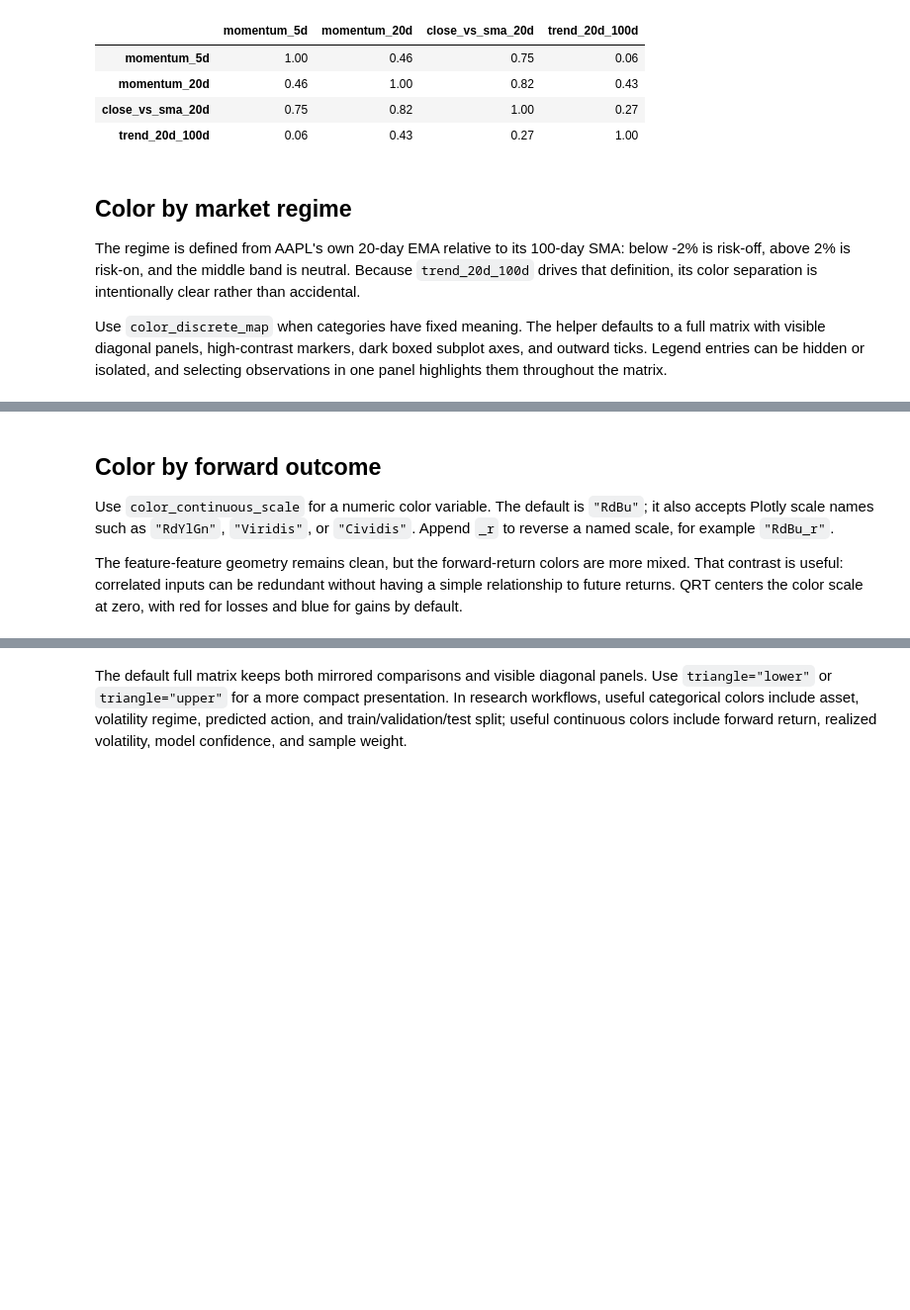
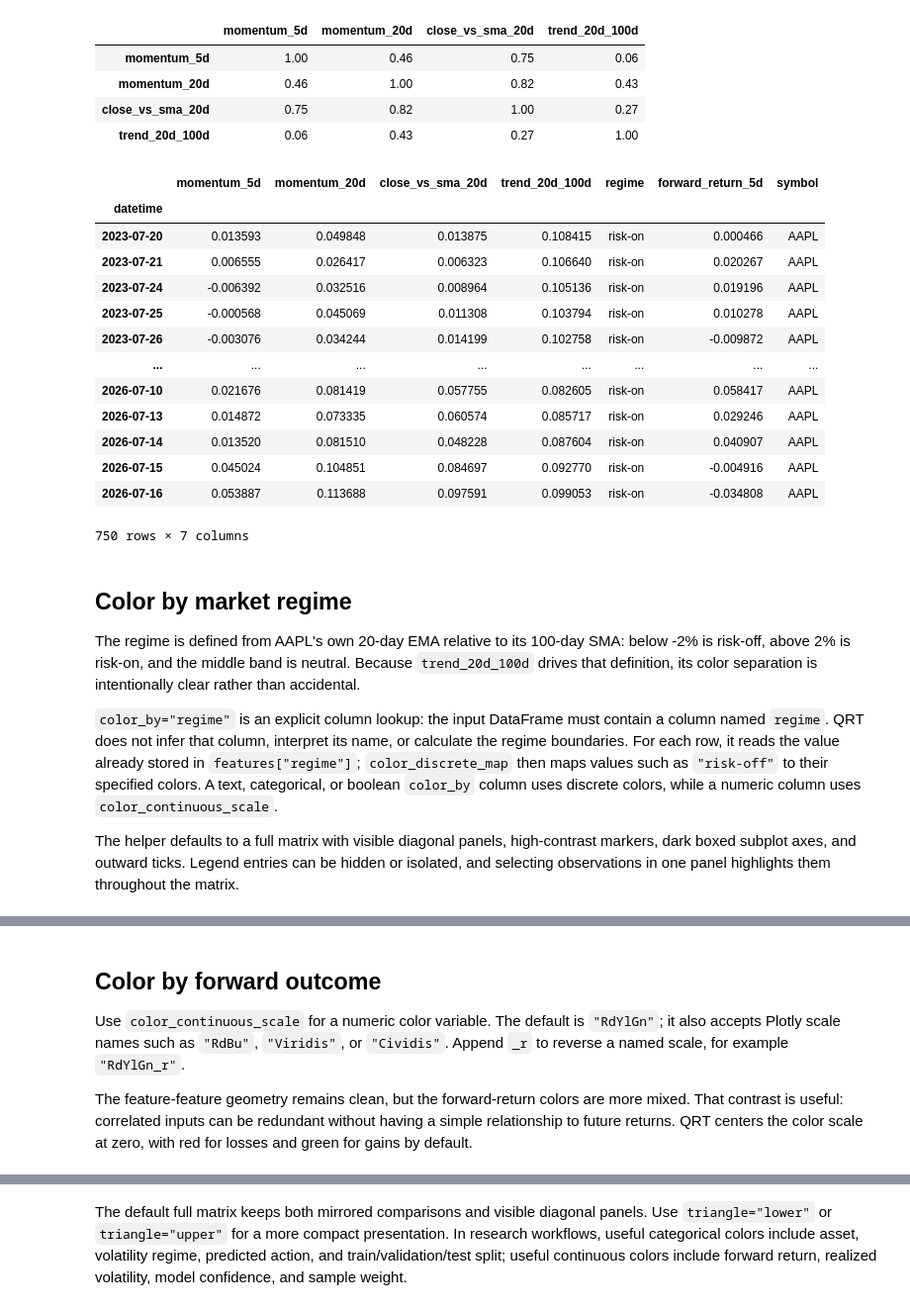
Before and after one commit to quantbert/qrt, a Jupyter notebook: docs/plot/correlation.ipynb, the cells around one changed output, grey strips where cells are left out. Shown at 99% size. Cells and saved outputs as stored; diff of their text form; code cells hidden in the pictures; blank space fills up the shorter version.

```diff
--- a/docs/plot/correlation.ipynb
+++ b/docs/plot/correlation.ipynb
@@ -60,12 +60,31 @@ features[feature_columns].corr().round(2)
 | momentum_20d | 0.46 | 1.00 | 0.82 | 0.43 |
 | close_vs_sma_20d | 0.75 | 0.82 | 1.00 | 0.27 |
 | trend_20d_100d | 0.06 | 0.43 | 0.27 | 1.00 |
+# %%
+features
+# %% [output]
+|  | momentum_5d | momentum_20d | close_vs_sma_20d | trend_20d_100d | regime | forward_return_5d | symbol |
+| datetime |  |  |  |  |  |  |  |
+| 2023-07-20 | 0.013593 | 0.049848 | 0.013875 | 0.108415 | risk-on | 0.000466 | AAPL |
+| 2023-07-21 | 0.006555 | 0.026417 | 0.006323 | 0.106640 | risk-on | 0.020267 | AAPL |
+| 2023-07-24 | -0.006392 | 0.032516 | 0.008964 | 0.105136 | risk-on | 0.019196 | AAPL |
+| 2023-07-25 | -0.000568 | 0.045069 | 0.011308 | 0.103794 | risk-on | 0.010278 | AAPL |
+| 2023-07-26 | -0.003076 | 0.034244 | 0.014199 | 0.102758 | risk-on | -0.009872 | AAPL |
+| ... | ... | ... | ... | ... | ... | ... | ... |
+| 2026-07-10 | 0.021676 | 0.081419 | 0.057755 | 0.082605 | risk-on | 0.058417 | AAPL |
+| 2026-07-13 | 0.014872 | 0.073335 | 0.060574 | 0.085717 | risk-on | 0.029246 | AAPL |
+| 2026-07-14 | 0.013520 | 0.081510 | 0.048228 | 0.087604 | risk-on | 0.040907 | AAPL |
+| 2026-07-15 | 0.045024 | 0.104851 | 0.084697 | 0.092770 | risk-on | -0.004916 | AAPL |
+| 2026-07-16 | 0.053887 | 0.113688 | 0.097591 | 0.099053 | risk-on | -0.034808 | AAPL |
+750 rows × 7 columns
 # %% [markdown]
 ## Color by market regime
 
 The regime is defined from AAPL's own 20-day EMA relative to its 100-day SMA: below -2% is risk-off, above 2% is risk-on, and the middle band is neutral. Because `trend_20d_100d` drives that definition, its color separation is intentionally clear rather than accidental.
 
-Use `color_discrete_map` when categories have fixed meaning. The helper defaults to a full matrix with visible diagonal panels, high-contrast markers, dark boxed subplot axes, and outward ticks. Legend entries can be hidden or isolated, and selecting observations in one panel highlights them throughout the matrix.
+`color_by="regime"` is an explicit column lookup: the input DataFrame must contain a column named `regime`. QRT does not infer that column, interpret its name, or calculate the regime boundaries. For each row, it reads the value already stored in `features["regime"]`; `color_discrete_map` then maps values such as `"risk-off"` to their specified colors. A text, categorical, or boolean `color_by` column uses discrete colors, while a numeric column uses `color_continuous_scale`.
+
+The helper defaults to a full matrix with visible diagonal panels, high-contrast markers, dark boxed subplot axes, and outward ticks. Legend entries can be hidden or isolated, and selecting observations in one panel highlights them throughout the matrix.
 # %%
 regime_colors = {
     "risk-off": "#D1495B",
@@ -87,9 +106,9 @@ fig.show()
 # %% [markdown]
 ## Color by forward outcome
 
-Use `color_continuous_scale` for a numeric color variable. The default is `"RdBu"`; it also accepts Plotly scale names such as `"RdYlGn"`, `"Viridis"`, or `"Cividis"`. Append `_r` to reverse a named scale, for example `"RdBu_r"`.
+Use `color_continuous_scale` for a numeric color variable. The default is `"RdYlGn"`; it also accepts Plotly scale names such as `"RdBu"`, `"Viridis"`, or `"Cividis"`. Append `_r` to reverse a named scale, for example `"RdYlGn_r"`.
 
-The feature-feature geometry remains clean, but the forward-return colors are more mixed. That contrast is useful: correlated inputs can be redundant without having a simple relationship to future returns. QRT centers the color scale at zero, with red for losses and blue for gains by default.
+The feature-feature geometry remains clean, but the forward-return colors are more mixed. That contrast is useful: correlated inputs can be redundant without having a simple relationship to future returns. QRT centers the color scale at zero, with red for losses and green for gains by default.
 # %%
 fig = q.plot.correlation(
     features,
```
Also changed, not shown: 3 other files.
